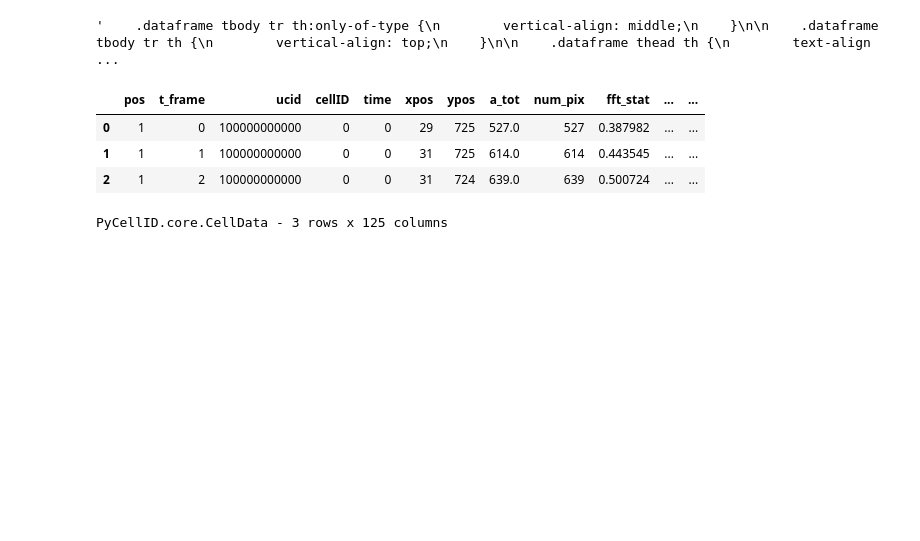
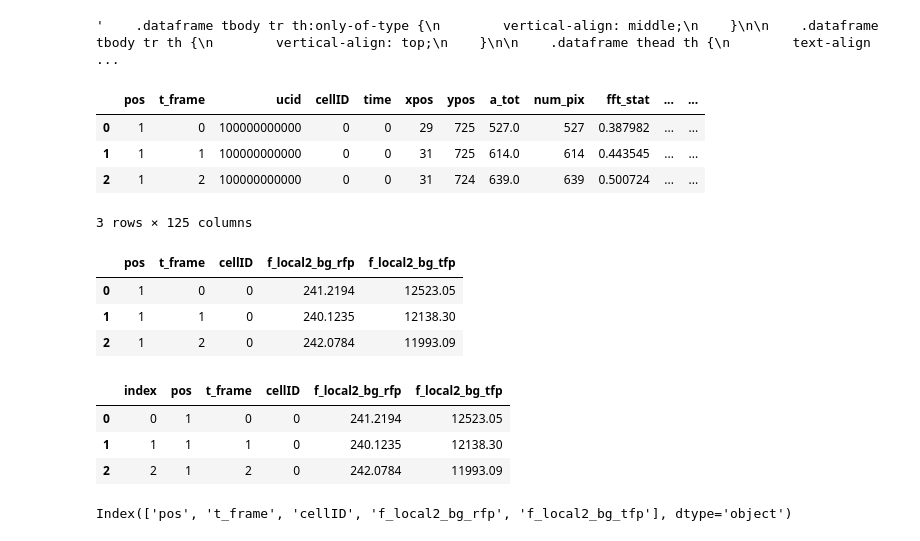
Before and after one commit to pyCellID/pyCellID, a Jupyter notebook: Untitled.ipynb, the cells around one changed output. Saved outputs shown, nothing was run; the diff lists cells and outputs as text; code cells hidden in the pictures; blank space fills up the shorter version.

```diff
--- a/Untitled.ipynb
+++ b/Untitled.ipynb
@@ -223,11 +223,34 @@ df_repr
 '    .dataframe tbody tr th:only-of-type {\n        vertical-align: middle;\n    }\n\n    .dataframe tbody tr th {\n        vertical-align: top;\n    }\n\n    .dataframe thead th {\n        text-align ...
 # %%
 ucid = 100000000000
-iloc = CellData(df._path, df[df.ucid==ucid].iloc[:3])
+iloc = CellData(df._path, df[df.ucid==ucid].iloc[:3]).copy()
 iloc
 # %% [output]
 |  | pos | t_frame | ucid | cellID | time | xpos | ypos | a_tot | num_pix | fft_stat | ... | ... |
 | 0 | 1 | 0 | 100000000000 | 0 | 0 | 29 | 725 | 527.0 | 527 | 0.387982 | ... | ... |
 | 1 | 1 | 1 | 100000000000 | 0 | 0 | 31 | 725 | 614.0 | 614 | 0.443545 | ... | ... |
 | 2 | 1 | 2 | 100000000000 | 0 | 0 | 31 | 724 | 639.0 | 639 | 0.500724 | ... | ... |
-PyCellID.core.CellData - 3 rows x 125 columns
+3 rows × 125 columns
+# %%
+df = CellData.from_csv('samples_cellid')
+# %%
+col = ['pos', 't_frame', 'cellID', 'f_local2_bg_rfp', 'f_local2_bg_tfp']
+d = CellData(df._path, df[df.ucid==ucid].head(3)).copy()
+d = d[col]
+d
+# %% [output]
+|  | pos | t_frame | cellID | f_local2_bg_rfp | f_local2_bg_tfp |
+| 0 | 1 | 0 | 0 | 241.2194 | 12523.05 |
+| 1 | 1 | 1 | 0 | 240.1235 | 12138.30 |
+| 2 | 1 | 2 | 0 | 242.0784 | 11993.09 |
+# %%
+d.reset_index()
+# %% [output]
+|  | index | pos | t_frame | cellID | f_local2_bg_rfp | f_local2_bg_tfp |
+| 0 | 0 | 1 | 0 | 0 | 241.2194 | 12523.05 |
+| 1 | 1 | 1 | 1 | 0 | 240.1235 | 12138.30 |
+| 2 | 2 | 1 | 2 | 0 | 242.0784 | 11993.09 |
+# %%
+d.c
+# %% [output]
+Index(['pos', 't_frame', 'cellID', 'f_local2_bg_rfp', 'f_local2_bg_tfp'], dtype='object')
```
Also changed, not shown: 1 other file.
